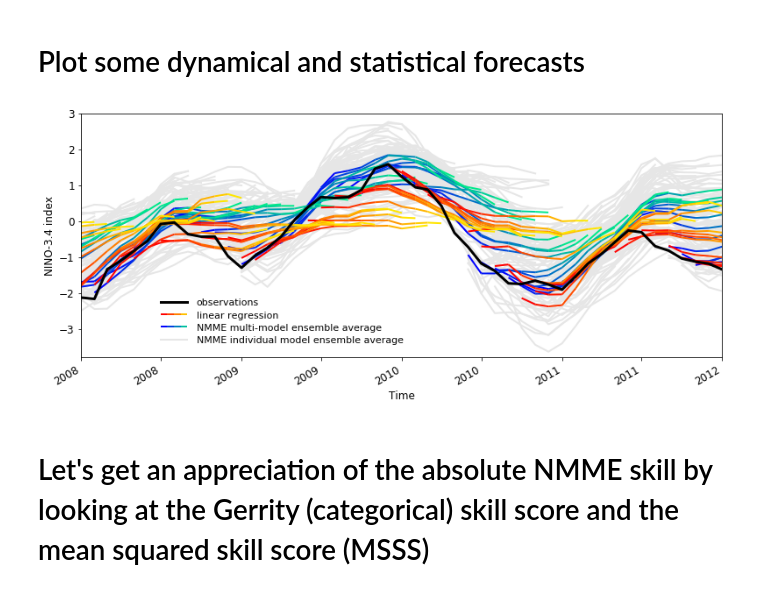
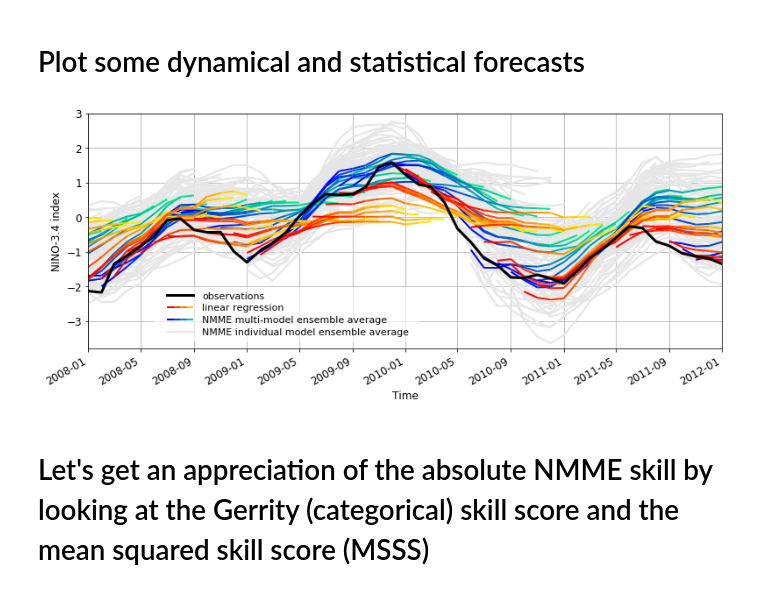
Before and after one commit to dougiesquire/paper_Risbey-Squire_ENSO, a Jupyter notebook: Risbey_Nature.ipynb, the cells around one changed output. Drawn from its saved outputs; the diff is of its cells as text; code cells hidden in the pictures.

```diff
--- a/Risbey_Nature.ipynb
+++ b/Risbey_Nature.ipynb
@@ -877,13 +1262,27 @@ linreg_nino34 = get_regressions(x=obs_nino34,
 # %% [markdown]
 #### Ordered logistic regression
 # %%
-logreg_nino34 = get_regressions(x=obs_nino34,
-                                y=obs_where_event,
+logreg_nino34 = get_regressions(x=obs_nino34.sel(lead_time=[0]),
+                                y=obs_where_event.sel(lead_time=slice(1,11)),
                                 save_name='logreg_nino34',
                                 model=LogisticAT(alpha=0),
+                                full_period=full_period,
+                                train_period=train_period,
+                                test_period=test_period,
                                 compute=False,
                                 save_chunks = {'lead_time': -1,
                                                'init_date': -1}).compute()
+
+# logreg_nino34_switched = get_regressions(x=obs_nino34_switched.sel(lead_time=[0]),
+#                                          y=obs_where_event_switched.sel(lead_time=slice(1,11)),
+#                                          save_name='logreg_nino34_switched',
+#                                          model=LogisticAT(alpha=0),
+#                                          full_period=full_period,
+#                                          train_period=test_period,
+#                                          test_period=train_period,
+#                                          compute=False,
+#                                          save_chunks = {'lead_time': -1,
+#                                                         'init_date': -1}).compute()
 # %% [markdown]
 #### Combine all regressions
 # %%
@@ -910,7 +1321,7 @@ obs_where_elnino_decay, obs_where_lanina_decay = get_ENSO_onset_and_decay(obs_wh
 # %% [markdown]
 # Plot some dynamical and statistical forecasts
 # %%
-fcst_dates = pd.date_range(start='2006-01', end='2013-01', freq='MS')[::-1]
+fcst_dates = test_period
 
 rc_params = {'figure.figsize'      : (11.1, 5.0),
              'axes.titlesize'      : 'medium',
@@ -949,40 +1360,51 @@ with mpl.rc_context(rc=rc_params):
 
     # Plot individual forecast members -----
     for idx, date in enumerate(fcst_dates):
         for idy, fcst in enumerate(fcst_nino34.values()):
             to_plot = doppyo.utils.leadtime_to_datetime(fcst[anomaly_gp].sel(init_date=date))
             if (idx == 0) & (idy == 0):
                 plt.plot(to_plot.time.values, to_plot.mean('ensemble'),
                          color=grey, zorder=1, label='NMME individual model ensemble average')
             else:
                 plt.plot(to_plot.time.values, to_plot.mean('ensemble'),
                          color=grey, zorder=1, label='_nolegend_')
 
     obs_nino34[anomaly_gp].sel(lead_time=0).plot(color='k', linestyle='-', linewidth=3, label='Observations')
 
-    plt.xlim(np.datetime64('2008'),
-             np.datetime64('2012'))
-    plt.ylim(-3.8,3);
-    plt.xlabel('Time');
-    plt.ylabel('NINO-3.4 index');
-    plt.title('')
+    plt.grid(True, which='both')
+    plt.gca().set_axisbelow(True)
 
     # Manually make the legend -----
+    rect = mpl.patches.Rectangle((np.datetime64('2008-06'),-3.6), 20, 1.59, linewidth=0, facecolor='w', alpha=0.6,
+                                capstyle='round', joinstyle='round')
+    plt.gca().add_patch(rect)
+
     span = pd.date_range('2008-07-01','2008-09-01', freq='15D')
     plt.plot(span, -3.3*np.ones_like(span.astype(int)), color=grey, zorder=1)
     plt.text(np.datetime64('2008-09-20'), -3.4, 'NMME individual model ensemble average', fontsize=11)
     plot_fcst(span, -2.95*np.ones_like(span.astype(int)), cmap='winter')
     plt.text(np.datetime64('2008-09-20'), -3.05, 'NMME multi-model ensemble average', fontsize=11)
     plot_fcst(span, -2.6*np.ones_like(span.astype(int)), cmap='autumn')
     plt.text(np.datetime64('2008-09-20'), -2.7, regr, fontsize=11)
     plt.plot(span, -2.25*np.ones_like(span.astype(int)), color='k', linestyle='-', linewidth=3)
     plt.text(np.datetime64('2008-09-20'), -2.35, 'observations', fontsize=11)
 
+    plt.xlim(np.datetime64('2008-01'),
+             np.datetime64('2012-01'))
+    plt.ylim(-3.8,3);
+    plt.xlabel('Time');
+    plt.ylabel('NINO-3.4 index');
+    plt.title('')
+    plt.xticks(pd.date_range(start='2008-01', end='2012-01', freq='4MS'),
+               labels=[date.strftime('%Y-%m') for date in pd.date_range(start='2008-01', end='2012-01', freq='4MS')],
+               rotation=30)
+
+
     plt.tight_layout();
     # plt.savefig(saveloc + 'nino34_timeseries.eps', format='eps', bbox_inches='tight')
     plt.savefig(saveloc + 'nino34_timeseries.pdf', format='pdf', bbox_inches='tight')
 # %% [output]
-[figure, old version]
+[figure, new version]
 # %% [markdown]
 # Let's get an appreciation of the absolute NMME skill by looking at the Gerrity (categorical) skill score and the mean squared skill score (MSSS)
 # %%
```
Also changed, not shown: parts of 68 cells of this notebook, 4 other files.
